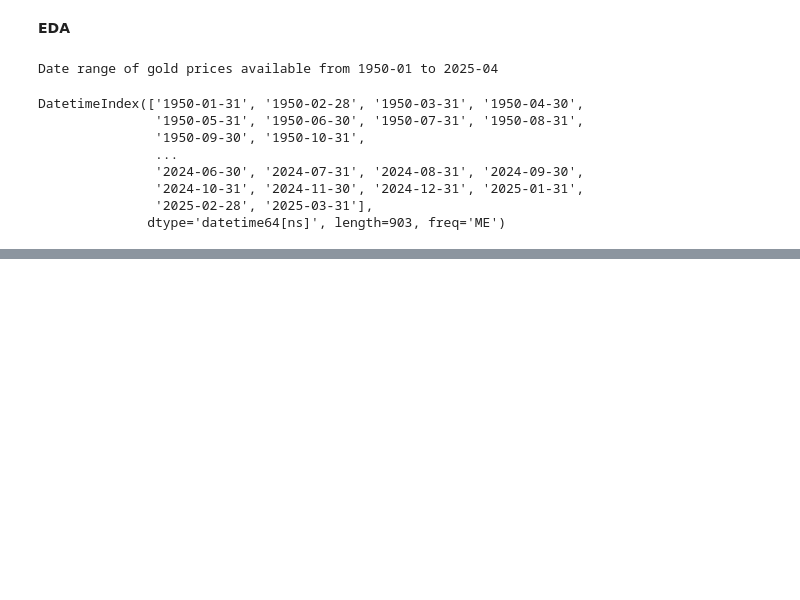
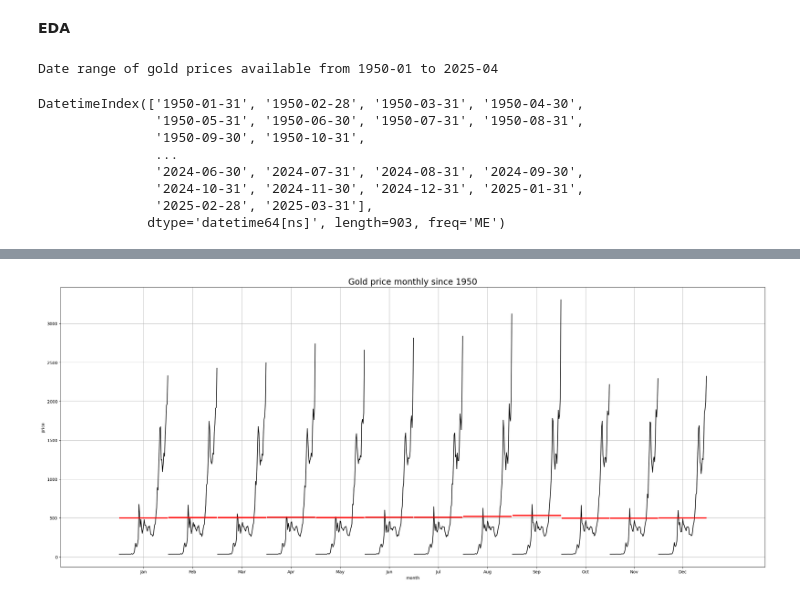
Before and after one commit to ebadmomin/Time-Series-Forecasting, a Jupyter notebook: Time Series Forecasting.ipynb, the cells around one changed output, grey strips where cells are left out. Drawn from its saved outputs; the diff is of its cells as text; code cells hidden in the pictures; blank space fills up the shorter version.

```diff
--- a/Time Series Forecasting.ipynb
+++ b/Time Series Forecasting.ipynb
@@ -98,3 +113,13 @@ plt.show();
+# %%
+fig, ax = plt.subplots(figsize = (30,12)) #create a figure and axis for the plot
+month_plot(df, ylabel = 'gold price', ax = ax) #plot the month plot for the gold prices
+plt.title('Gold price monthly since 1950', fontsize = 20) #set the title of the plot
+plt.xlabel('month') #label the x-axis
+plt.ylabel('price') #label the y-axis
+plt.grid() #add grid lines to the plot
+plt.show() #show the plot
+# %% [output]
+[figure, added]
 # %%
 _, ax = plt.subplots(figsize = (22,8))
 sns.boxplot(x = df.index.month_name(), y = df.values[:,0],ax = ax, palette = 'Set2')
```
Also changed, not shown: parts of 41 cells of this notebook, 1 other file.
